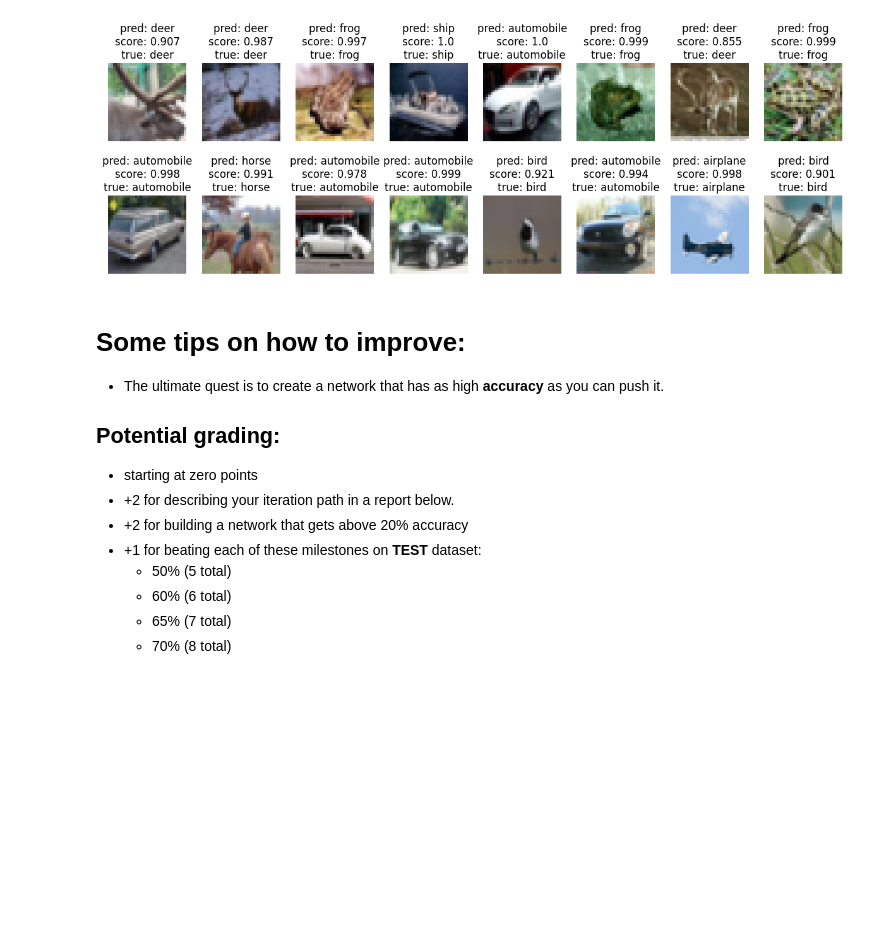
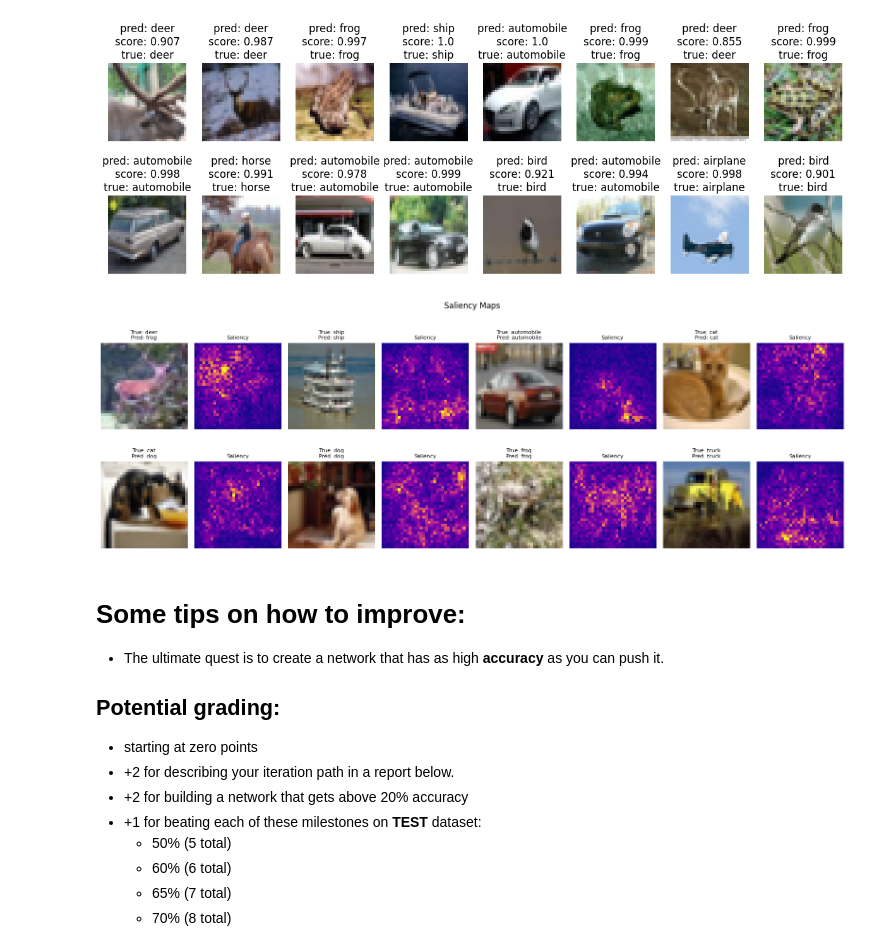
Before and after one commit to toni7lovric-rgb/PRA3024, a Jupyter notebook: ML_cifar_CNN_exercise.ipynb, the cells around one changed output. Drawn from its saved outputs; the diff is of its cells as text; code cells hidden in the pictures; blank space fills up the shorter version.

Commit message:
Markdowns and Saliency Maps

```diff
--- a/ML_cifar_CNN_exercise.ipynb
+++ b/ML_cifar_CNN_exercise.ipynb
@@ -356,6 +354,55 @@ for i in range(cols):
 plt.show()
 # %% [output]
 [figure]
+# %%
+# Saliency Maps
+import tensorflow as tf
+
+def compute_saliency(model, image, class_id):
+    """Compute saliency map for a given image and category (class)"""
+    image_tensor = tf.convert_to_tensor(image[np.newaxis, ...], dtype=tf.float32)
+
+    with tf.GradientTape() as tape:
+        tape.watch(image_tensor)
+        predictions = model(image_tensor)
+        target_class = predictions[0, class_id]
+
+    gradients = tape.gradient(target_class, image_tensor)
+    # Take absolute value and max across color channels
+    saliency = tf.reduce_max(tf.abs(gradients), axis=-1)[0]
+    return saliency.numpy()
+
+# saliency maps (random test images)
+cols = 4
+rows = 2
+fig, axes = plt.subplots(rows, cols * 2, figsize=(16, 6))
+
+for i in range(rows):
+    for j in range(cols):
+        idx = np.random.randint(0, len(x_test))
+        image = x_test[idx]
+        true_class = y_test_index[idx]
+        pred_class = y_pred_test_classes[idx]
+
+        saliency = compute_saliency(model, image, pred_class)
+
+        # Original image
+        ax1 = axes[i, j * 2]
+        ax1.imshow(image)
+        ax1.set_title(f"True: {cifar10_classes[true_class]}\nPred: {cifar10_classes[pred_class]}", fontsize=8)
+        ax1.axis('off')
+
+        # Saliency map
+        ax2 = axes[i, j * 2 + 1]
+        ax2.imshow(saliency, cmap='plasma')
+        ax2.set_title("Saliency", fontsize=8)
+        ax2.axis('off')
+
+plt.suptitle("Saliency Maps", fontsize=12)
+plt.tight_layout()
+plt.show()
+# %% [output]
+[figure, added]
 # %% [markdown]
 # Some tips on how to improve:
 
```
Also changed, not shown: parts of 5 cells of this notebook.
